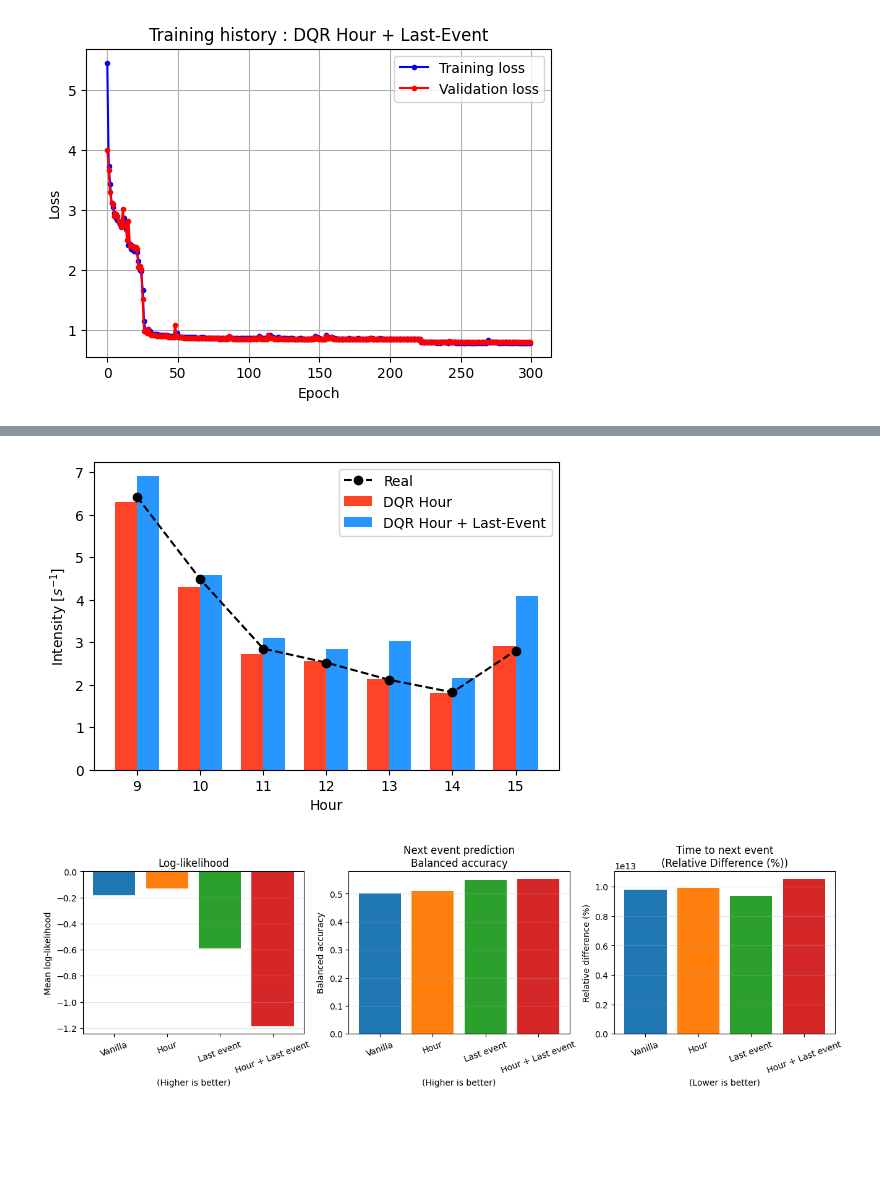
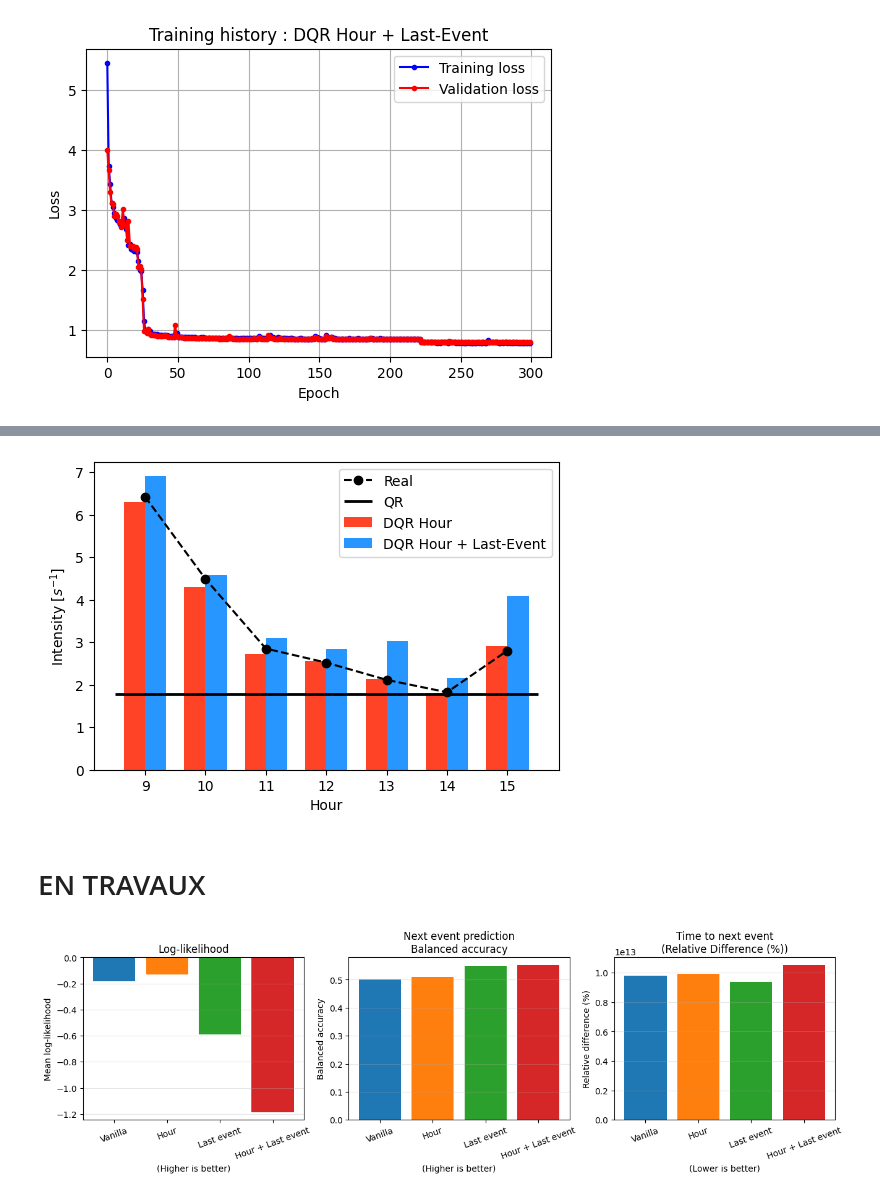
Before and after one commit to archer-paul/DeepQR-Microstructure, a Jupyter notebook: deepNN.ipynb, the cells around one changed output, grey strips where cells are left out. Drawn from its saved outputs; the diff is of its cells as text; code cells hidden in the pictures; blank space fills up the shorter version.

```diff
--- a/deepNN.ipynb
+++ b/deepNN.ipynb
@@ -289,35 +247,26 @@ def compute_hourly_intensity(model, data, hour_values):
-# %%
-def compute_real_hourly_intensity(df, trade_id=2):
-    df_real = df.copy()
-
-    # total observation time per hour
-    total_time = df_real.groupby("hour")["dtk_l"].sum()
-
-    # number of trade events per hour
-    n_trades = (df_real["event_id"] == trade_id).groupby(df_real["hour"]).sum()
-
-    # empirical intensity = count / total time
-    lambda_real = n_trades / total_time
-
-    return lambda_real
 # %%
+from dqrfunctions import compute_hourly_intensity, compute_real_hourly_intensity
 hourly_dqr_h = compute_hourly_intensity(model_hour, data_hour, df_train["hour"].values)
 hourly_dqr_h_le = compute_hourly_intensity(model_hour_last_event, data_hour_last_event, df_train["hour"].values)
 hourly_real = compute_real_hourly_intensity(df_train, trade_id=2)
-
-width = 0.35
-x = hourly_dqr_h.index.values
-fig, ax = plt.subplots(figsize=(6,4))
-ax.bar(x - width/2, hourly_dqr_h.values, width=width, color="#FF4327", label="DQR Hour")
-ax.bar(x + width/2, hourly_dqr_h_le.values, width=width, color="#2797FF", label="DQR Hour + Last-Event")
-ax.plot(x, hourly_real.values, "o--", color="black", label="Real")
-ax.set_xlabel("Hour")
-ax.set_ylabel(r"Intensity [$s^{-1}$]")
-ax.set_xticks(x)
-ax.legend()
-plt.show()
+hourly_qr = 1/T_qr[:,2].mean()
-# %% [output]
-[figure, removed]
+# %%
+width = 0.35
+x = hourly_dqr_h.index.values
+fig, ax = plt.subplots(figsize=(6,4))
+ax.bar(x - width/2, hourly_dqr_h.values, width=width, color="#FF4327", label="DQR Hour")
+ax.bar(x + width/2, hourly_dqr_h_le.values, width=width, color="#2797FF", label="DQR Hour + Last-Event")
+ax.plot(x, hourly_real.values, "o--", color="black", label="Real")
+ax.hlines(hourly_qr, xmin=x.min() - 0.5, xmax=x.max() + 0.5, colors="black", linestyles="-", linewidth = 2, label="QR")
+ax.set_xlabel("Hour")
+ax.set_ylabel(r"Intensity [$s^{-1}$]")
+ax.set_xticks(x)
+ax.legend()
+plt.show()
+# %% [output]
+[figure, added]
+# %% [markdown]
+# EN TRAVAUX #
 # %%
 @torch.no_grad()
 def predict_lambdas(model, data, batch_size=4096):
```
Also changed, not shown: parts of 4 cells of this notebook.
